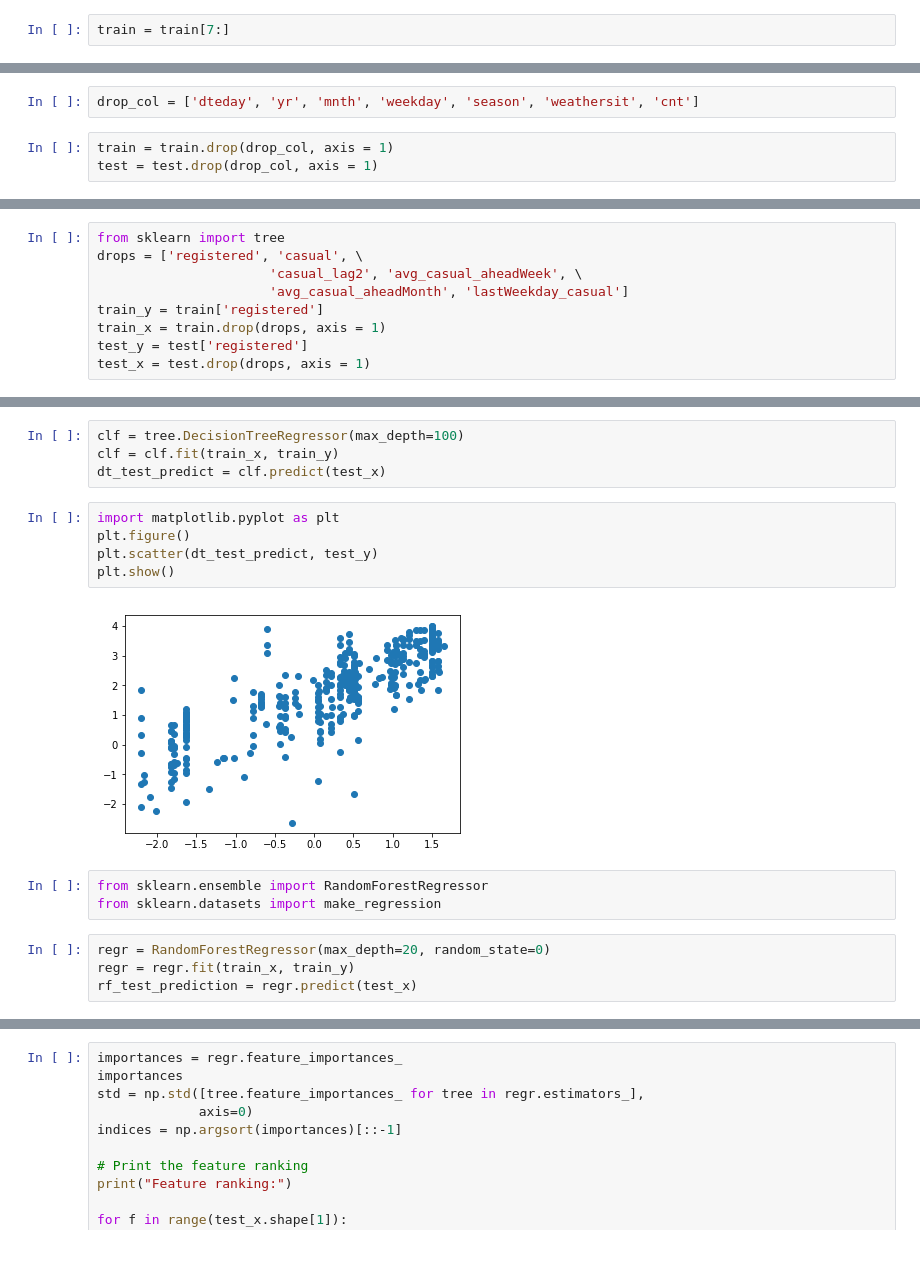
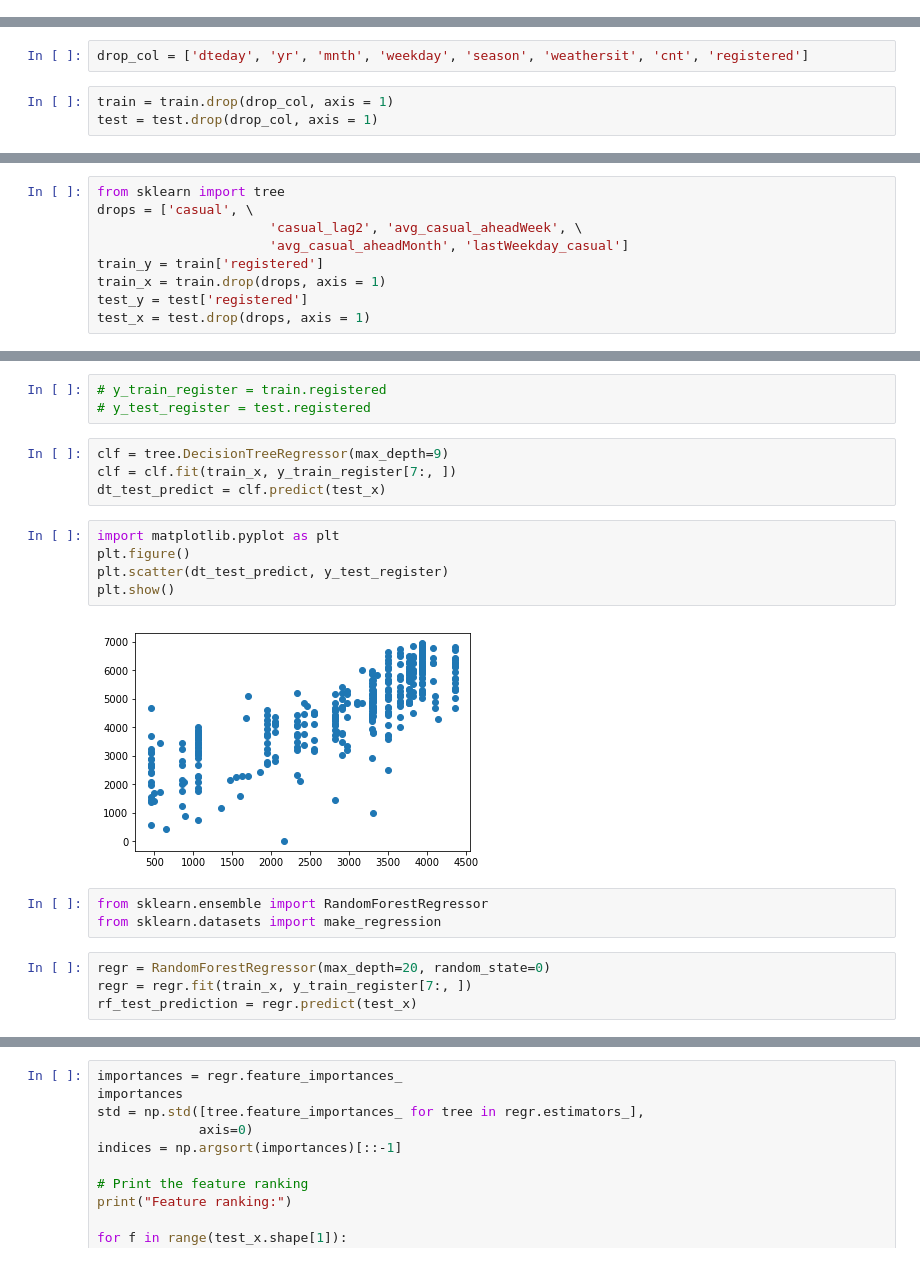
Before and after one commit to alex44jzy/nus-bikesharing, a Jupyter notebook: BikeSharing.ipynb, the cells around one changed output, grey strips where cells are left out. Drawn from its saved outputs; the diff is of its cells as text.

```diff
--- a/BikeSharing.ipynb
+++ b/BikeSharing.ipynb
@@ -75,5 +84,3 @@ test
-# %%
-train = train[7:]
 # %%
 from sklearn.preprocessing import StandardScaler
 scaler = StandardScaler().fit(train[numerical_cols])
@@ -91,7 +98,7 @@ Try using .loc[row_indexer,col_indexer] = value instead
 See the caveats in the documentation: http://pandas.pydata.org/pandas-docs/stable/indexing.html#indexing-view-versus-copy
   self.obj[item] = s
 # %%
-drop_col = ['dteday', 'yr', 'mnth', 'weekday', 'season', 'weathersit', 'cnt']
+drop_col = ['dteday', 'yr', 'mnth', 'weekday', 'season', 'weathersit', 'cnt', 'registered']
 # %%
 train = train.drop(drop_col, axis = 1)
 test = test.drop(drop_col, axis = 1)
@@ -108,6 +115,6 @@ array(['holiday', 'workingday', 'temp', 'atemp', 'hum', 'windspeed',
 # %%
 from sklearn import tree
-drops = ['registered', 'casual', \
+drops = ['casual', \
                       'casual_lag2', 'avg_casual_aheadWeek', \
                       'avg_casual_aheadMonth', 'lastWeekday_casual']
 train_y = train['registered']
@@ -138,20 +126,23 @@ train_x
+# %%
+# y_train_register = train.registered
+# y_test_register = test.registered
 # %%
-clf = tree.DecisionTreeRegressor(max_depth=100)
-clf = clf.fit(train_x, train_y)
+clf = tree.DecisionTreeRegressor(max_depth=9)
+clf = clf.fit(train_x, y_train_register[7:, ])
 dt_test_predict = clf.predict(test_x)
 # %%
 import matplotlib.pyplot as plt
 plt.figure()
-plt.scatter(dt_test_predict, test_y)
+plt.scatter(dt_test_predict, y_test_register)
 plt.show()
 # %% [output]
-[figure, old version]
+[figure, new version]
 # %%
 from sklearn.ensemble import RandomForestRegressor
 from sklearn.datasets import make_regression
 # %%
 regr = RandomForestRegressor(max_depth=20, random_state=0)
-regr = regr.fit(train_x, train_y)
+regr = regr.fit(train_x, y_train_register[7:, ])
 rf_test_prediction = regr.predict(test_x)
 # %%
 import matplotlib.pyplot as plt
```
Also changed, not shown: parts of 16 cells of this notebook, 1 other file.
